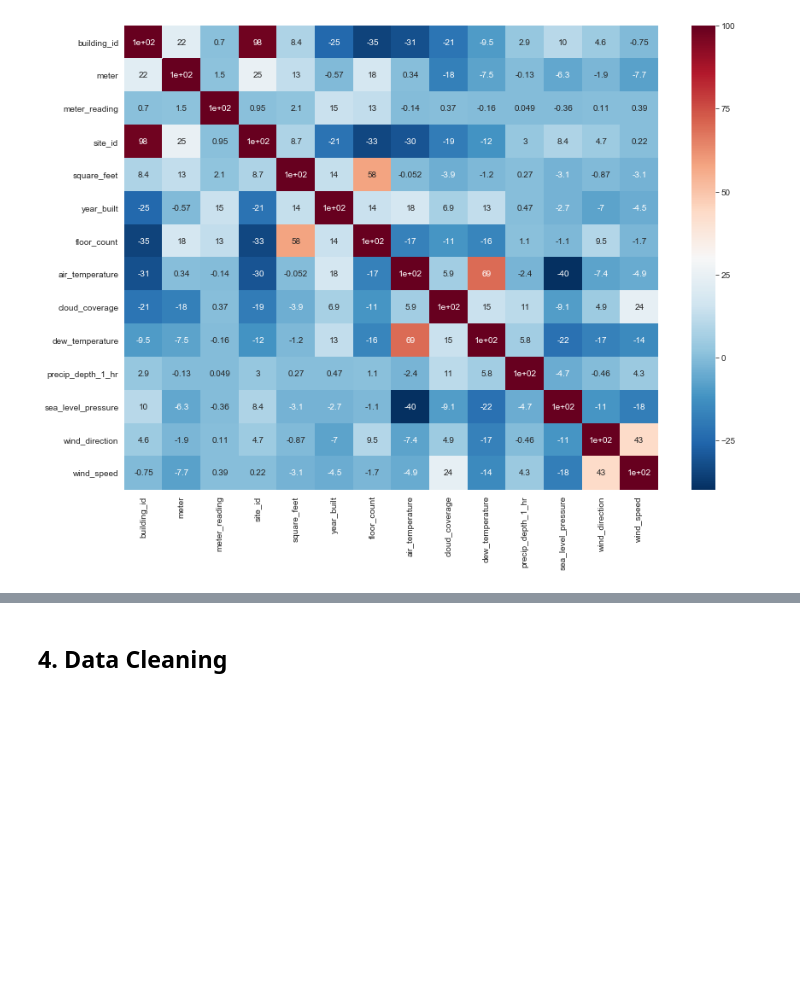
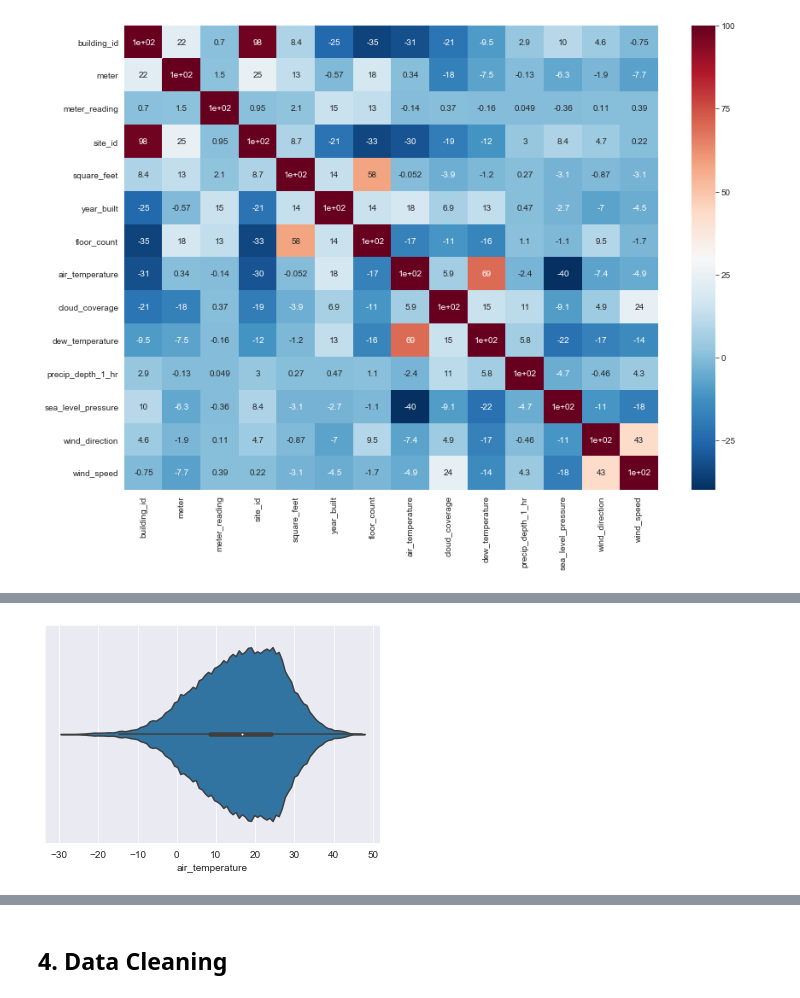
Before and after one commit to Joy879/DataScience-GreatEnergyPredictor, a Jupyter notebook: ASHRAE - Great Energy Predictor III.ipynb, the cells around one changed output, grey strips where cells are left out. Cells and saved outputs as stored; diff of their text form; code cells hidden in the pictures; blank space fills up the shorter version.

```diff
--- a/ASHRAE - Great Energy Predictor III.ipynb
+++ b/ASHRAE - Great Energy Predictor III.ipynb
@@ -332,0 +355,5 @@ sns.heatmap(correlation1*100, cmap='RdBu_r', annot=True)
+# %%
+sns.violinplot('air_temperature', data=merged_df)
+plt.show()
+# %% [output]
+[figure, added]
```
Also changed, not shown: parts of 25 cells of this notebook.
